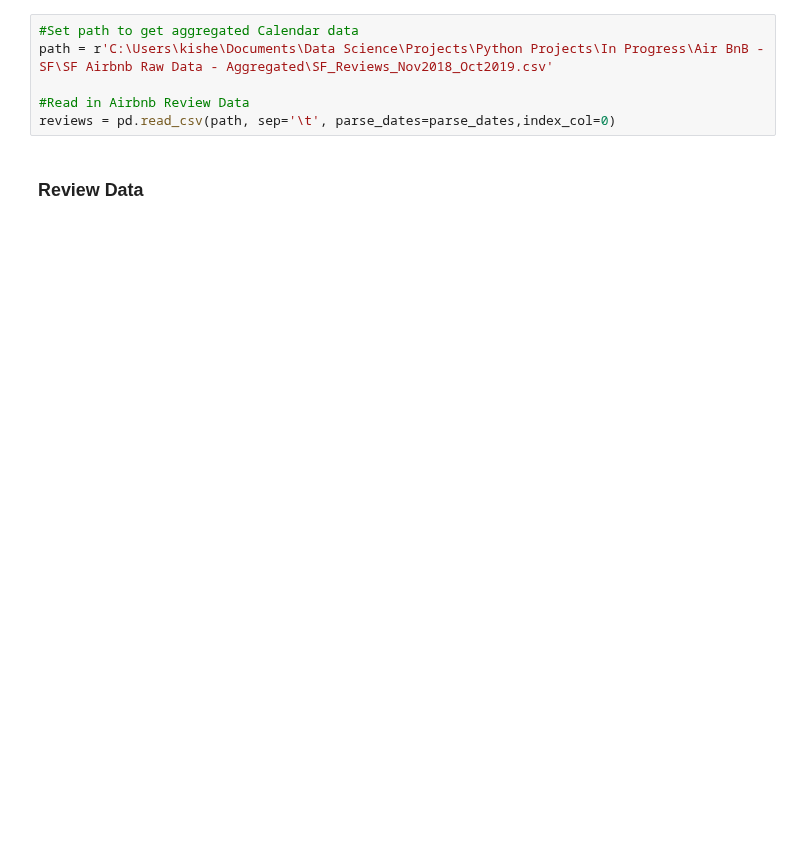
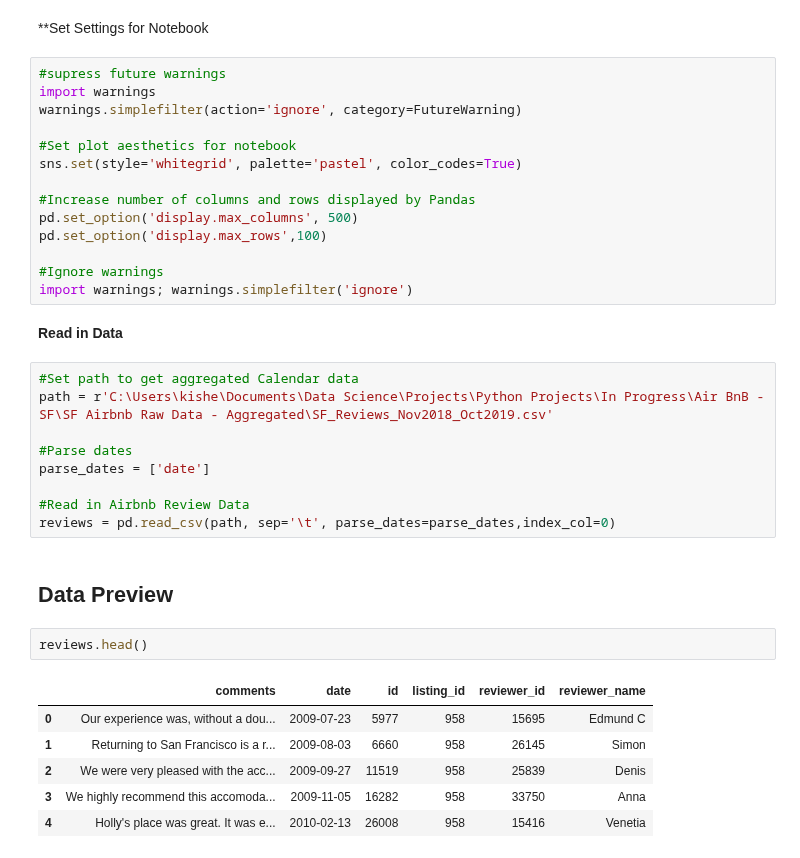
Before and after one commit to KishenSharma6/Airbnb-SF, a Jupyter notebook: Airbnb Reviews Data Cleaning.ipynb, the cells around one changed output. Cells and saved outputs as stored; diff of their text form; blank space fills up the shorter version.

```diff
--- a/Airbnb Reviews Data Cleaning.ipynb
+++ b/Airbnb Reviews Data Cleaning.ipynb
@@ -22,8 +23,38 @@ warnings.simplefilter(action='ignore', category=FutureWarning)
+# %% [markdown]
+**Set Settings for Notebook
+# %%
+#supress future warnings
+import warnings
+warnings.simplefilter(action='ignore', category=FutureWarning)
+
+#Set plot aesthetics for notebook
+sns.set(style='whitegrid', palette='pastel', color_codes=True)
+
+#Increase number of columns and rows displayed by Pandas
+pd.set_option('display.max_columns', 500)
+pd.set_option('display.max_rows',100)
+
+#Ignore warnings
+import warnings; warnings.simplefilter('ignore')
+# %% [markdown]
+**Read in Data**
 # %%
 #Set path to get aggregated Calendar data
 path = r'C:\Users\kishe\Documents\Data Science\Projects\Python Projects\In Progress\Air BnB - SF\SF Airbnb Raw Data - Aggregated\SF_Reviews_Nov2018_Oct2019.csv'
 
+#Parse dates
+parse_dates = ['date']
+
 #Read in Airbnb Review Data
 reviews = pd.read_csv(path, sep='\t', parse_dates=parse_dates,index_col=0)
 # %% [markdown]
-### Review Data
+## Data Preview
+# %%
+reviews.head()
+# %% [output]
+|  | comments | date | id | listing_id | reviewer_id | reviewer_name |
+| 0 | Our experience was, without a dou... | 2009-07-23 | 5977 | 958 | 15695 | Edmund C |
+| 1 | Returning to San Francisco is a r... | 2009-08-03 | 6660 | 958 | 26145 | Simon |
+| 2 | We were very pleased with the acc... | 2009-09-27 | 11519 | 958 | 25839 | Denis |
+| 3 | We highly recommend this accomoda... | 2009-11-05 | 16282 | 958 | 33750 | Anna |
+| 4 | Holly's place was great. It was e... | 2010-02-13 | 26008 | 958 | 15416 | Venetia |
```
Also changed, not shown: parts of 17 cells of this notebook.
